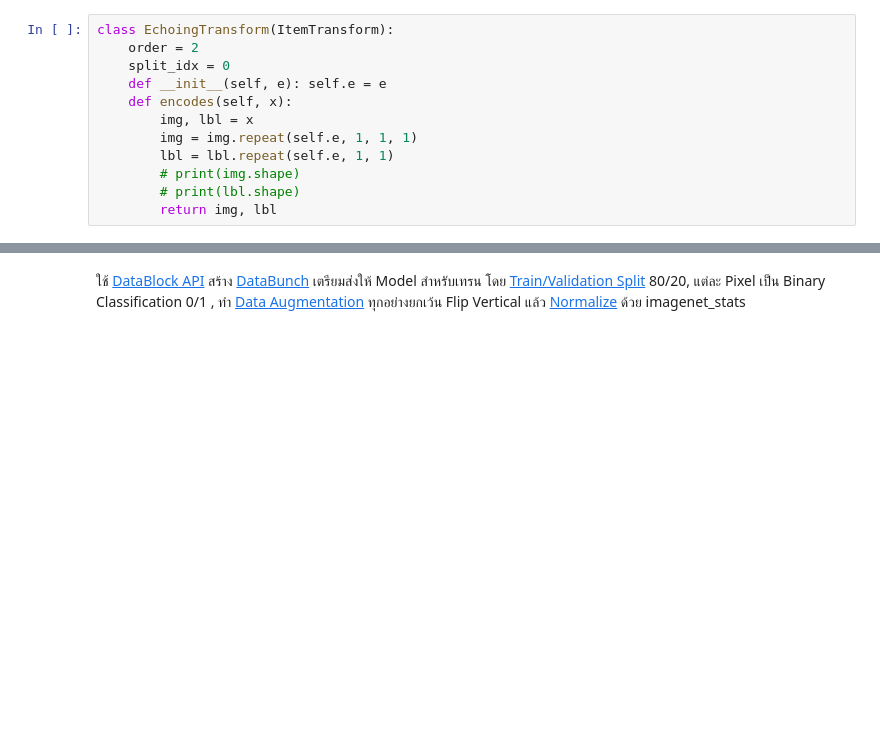
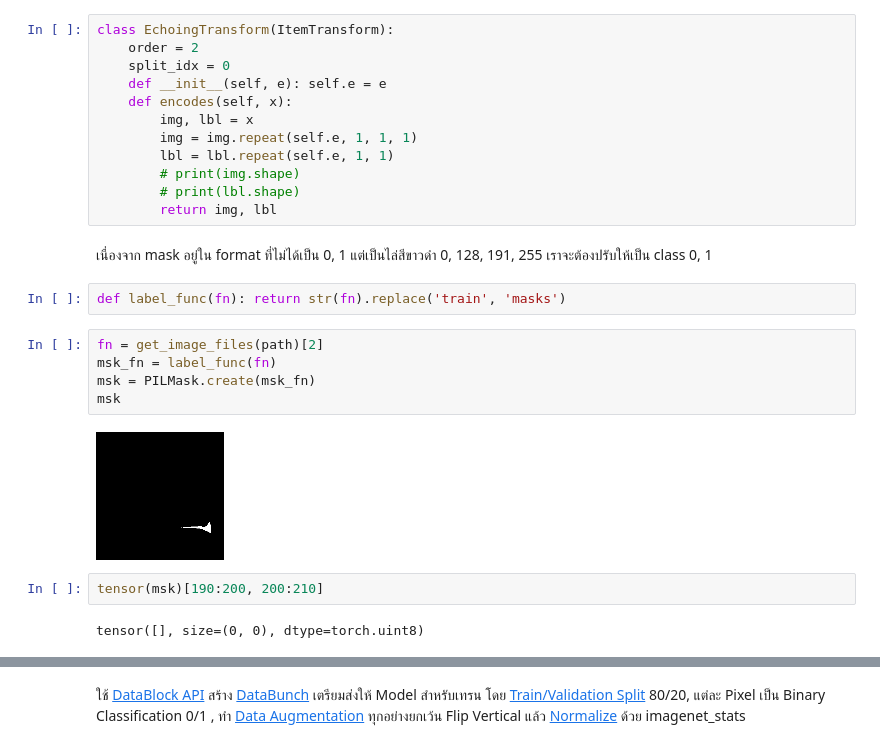
Before and after one commit to mrkcmd/bualabs, a Jupyter notebook: nbs/03c_image_segmentation_siim_acr_pneumothorax_fastai2.ipynb, the cells around one changed output, grey strips where cells are left out. Drawn from its saved outputs; the diff is of its cells as text; blank space fills up the shorter version.

```diff
--- a/nbs/03c_image_segmentation_siim_acr_pneumothorax_fastai2.ipynb
+++ b/nbs/03c_image_segmentation_siim_acr_pneumothorax_fastai2.ipynb
@@ -339,3 +343,18 @@ class EchoingTransform(ItemTransform):
         # print(img.shape)
         # print(lbl.shape)
         return img, lbl
+# %% [markdown]
+เนื่องจาก mask อยู่ใน format ที่ไม่ได้เป็น 0, 1 แต่เป็นไล่สีขาวดำ 0, 128, 191, 255 เราจะต้องปรับให้เป็น class 0, 1
+# %%
+def label_func(fn): return str(fn).replace('train', 'masks')
+# %%
+fn = get_image_files(path)[2]
+msk_fn = label_func(fn)
+msk = PILMask.create(msk_fn)
+msk
+# %% [output]
+[figure, added]
+# %%
+tensor(msk)[190:200, 200:210]
+# %% [output]
+tensor([], size=(0, 0), dtype=torch.uint8)
```
Also changed, not shown: parts of 85 cells of this notebook.
